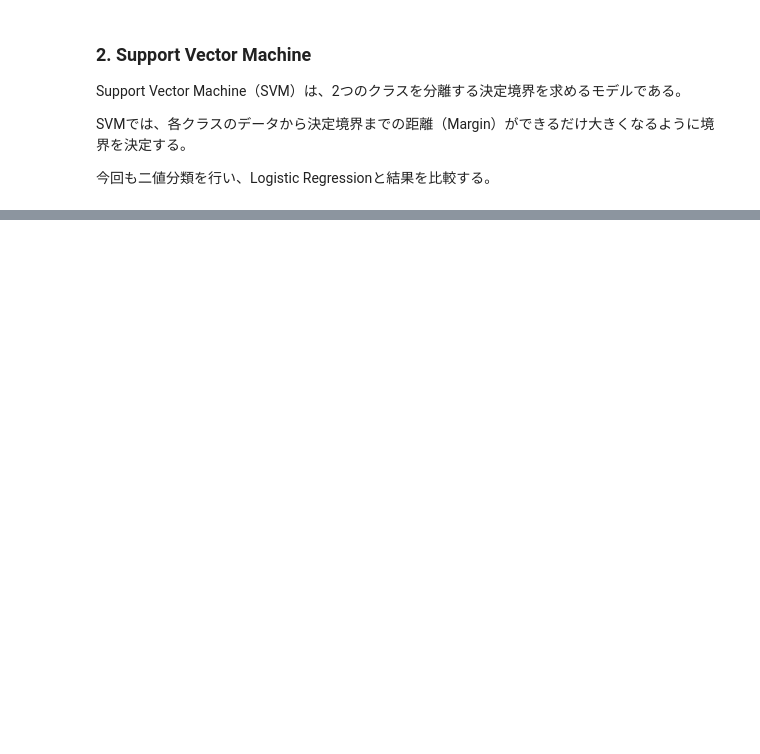
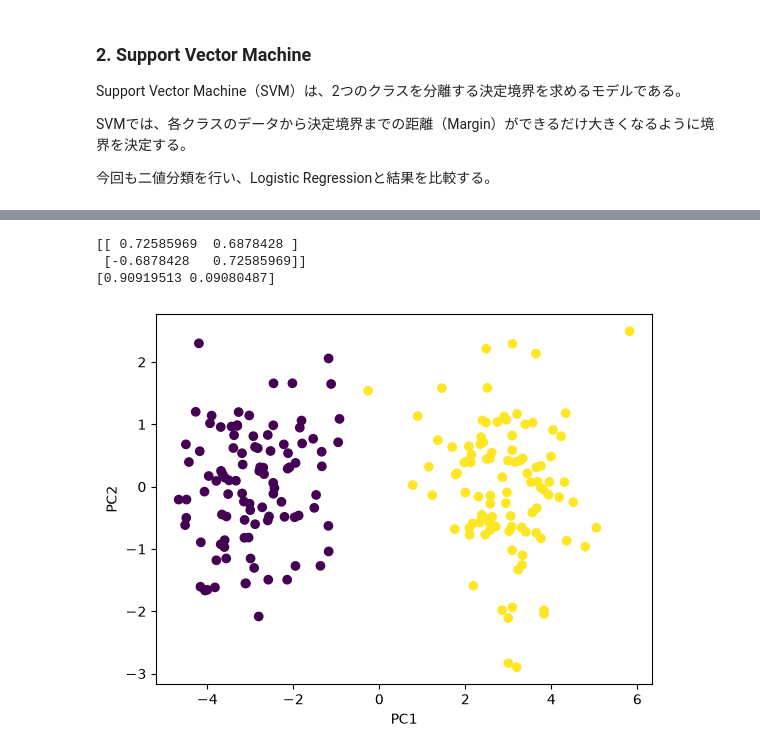
Before and after one commit to harutti3928-lab/my-project, a Jupyter notebook: Project_A/A3_scikit-learn/A3_ML_with_scikit-learn.ipynb, the cells around one changed output, grey strips where cells are left out. Saved outputs shown, nothing was run; the diff lists cells and outputs as text; code cells hidden in the pictures; blank space fills up the shorter version.

```diff
--- a/Project_A/A3_scikit-learn/A3_ML_with_scikit-learn.ipynb
+++ b/Project_A/A3_scikit-learn/A3_ML_with_scikit-learn.ipynb
@@ -136,0 +278,22 @@ plt.show()
+# %%
+pca_2d = PCA(n_components=2)
+
+X_pca_2d = pca_2d.fit_transform(X)
+
+print(pca_2d.components_)
+print(pca_2d.explained_variance_ratio_)
+
+plt.scatter(
+    X_pca_2d[:, 0],
+    X_pca_2d[:, 1],
+    c=y
+)
+
+plt.xlabel("PC1")
+plt.ylabel("PC2")
+plt.show()
+# %% [output]
+[[ 0.72585969  0.6878428 ]
+ [-0.6878428   0.72585969]]
+[0.90919513 0.09080487]
+[figure, added]
```
Also changed, not shown: parts of 13 cells of this notebook.
